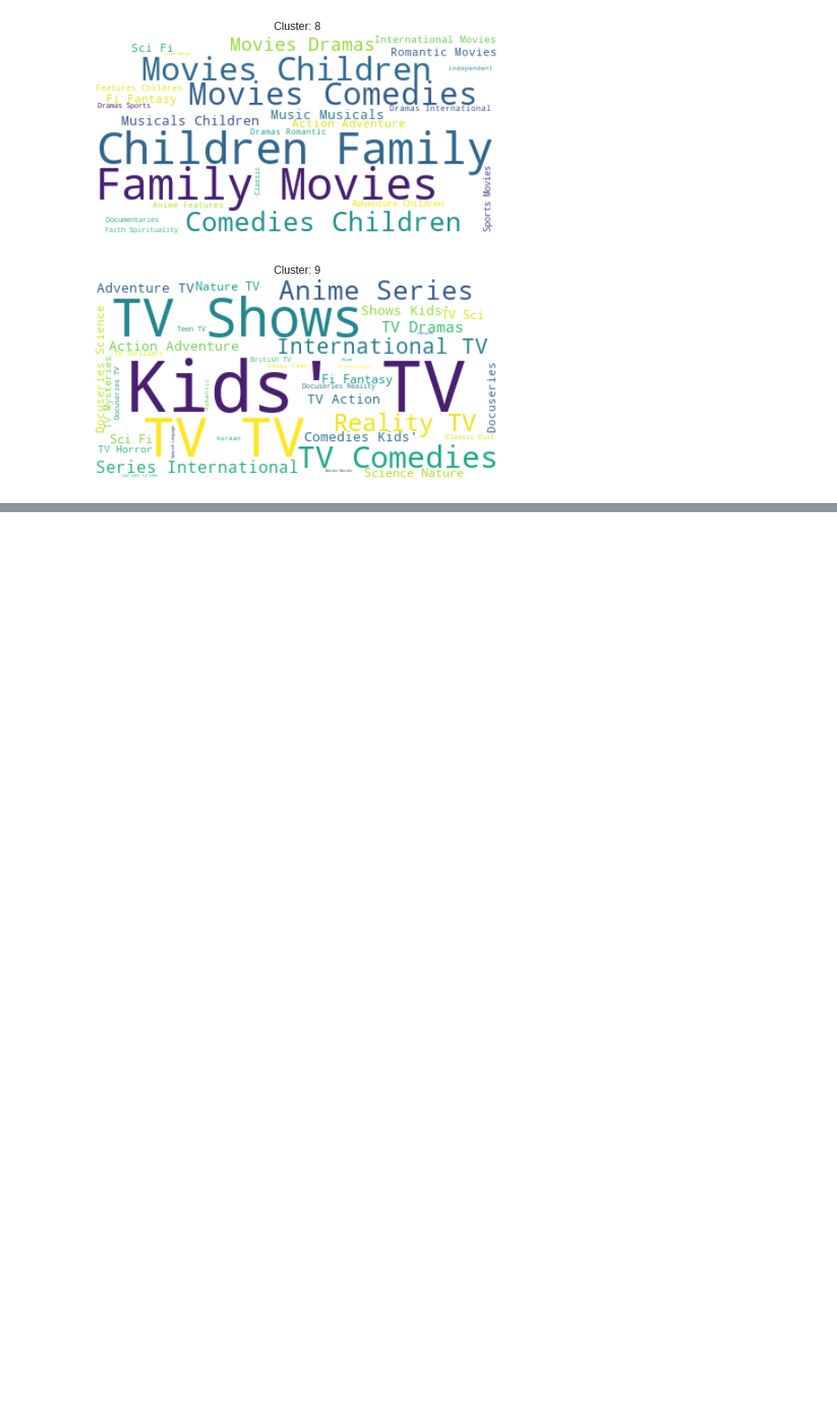
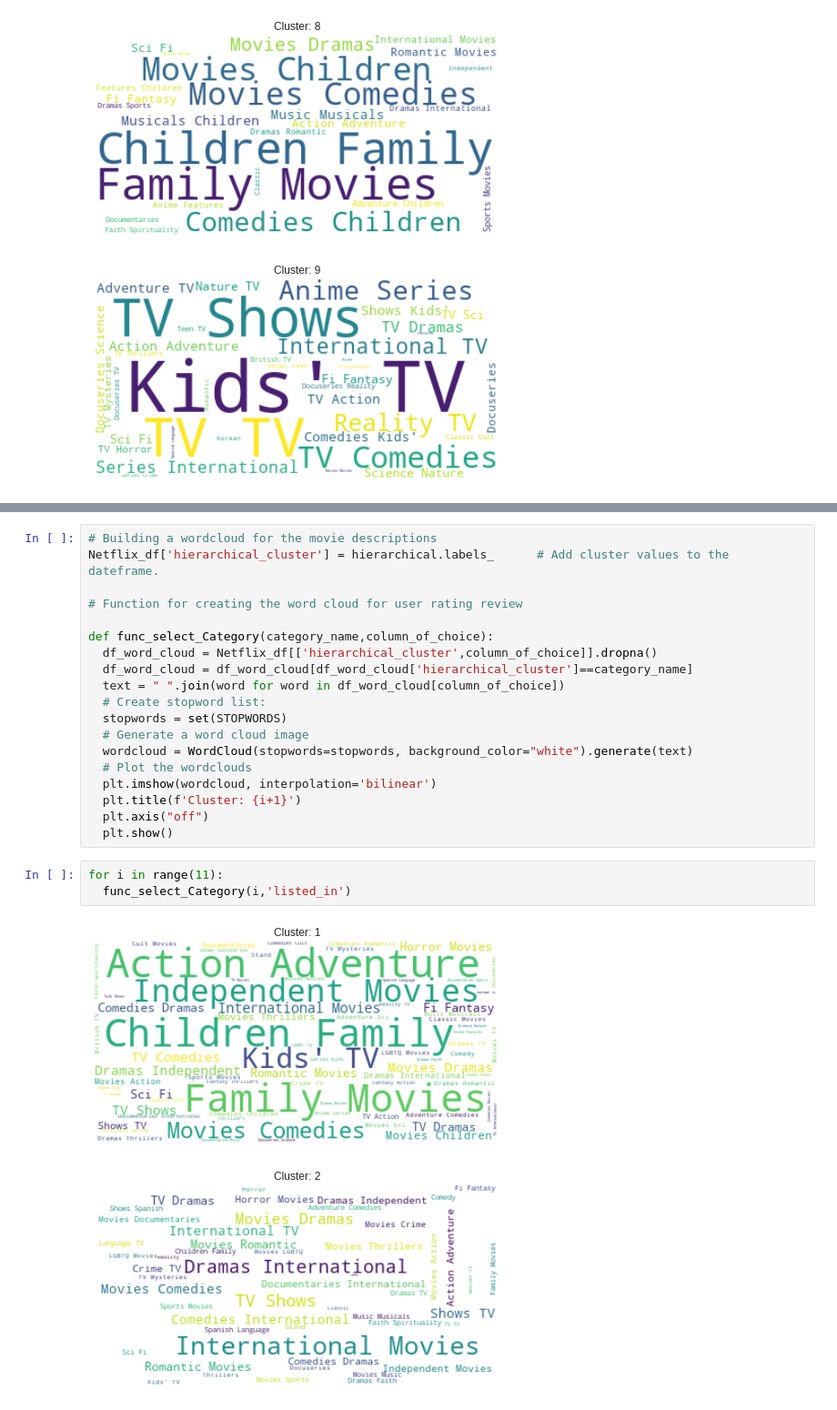
Before and after one commit to shubham-bhadouria/Netflix-Movies-and-TV-shows-clustering, a Jupyter notebook: Netflix_movies_and_TV_show_clustering.ipynb, the cells around one changed output, grey strips where cells are left out. Shown at 91% size. Drawn from its saved outputs; the diff is of its cells as text; blank space fills up the shorter version.

```diff
--- a/Netflix_movies_and_TV_show_clustering.ipynb
+++ b/Netflix_movies_and_TV_show_clustering.ipynb
@@ -887,0 +926,25 @@ for i in range(9):
+# %%
+# Building a wordcloud for the movie descriptions
+Netflix_df['hierarchical_cluster'] = hierarchical.labels_      # Add cluster values to the dateframe.
+
+# Function for creating the word cloud for user rating review
+
+def func_select_Category(category_name,column_of_choice):
+  df_word_cloud = Netflix_df[['hierarchical_cluster',column_of_choice]].dropna()
+  df_word_cloud = df_word_cloud[df_word_cloud['hierarchical_cluster']==category_name]
+  text = " ".join(word for word in df_word_cloud[column_of_choice])
+  # Create stopword list:
+  stopwords = set(STOPWORDS)
+  # Generate a word cloud image
+  wordcloud = WordCloud(stopwords=stopwords, background_color="white").generate(text)
+  # Plot the wordclouds
+  plt.imshow(wordcloud, interpolation='bilinear')
+  plt.title(f'Cluster: {i+1}')
+  plt.axis("off")
+  plt.show()
+# %%
+for i in range(11):
+  func_select_Category(i,'listed_in')
+# %% [output]
+[figure, added]
+[figure, added]
```
Also changed, not shown: parts of 10 cells of this notebook.
